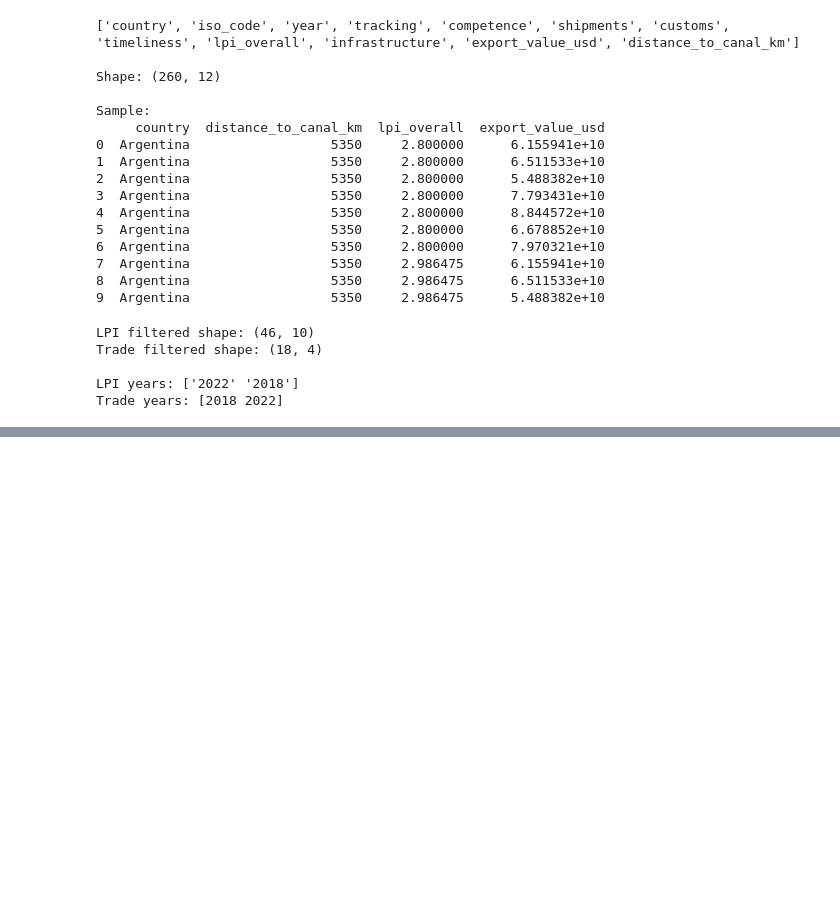
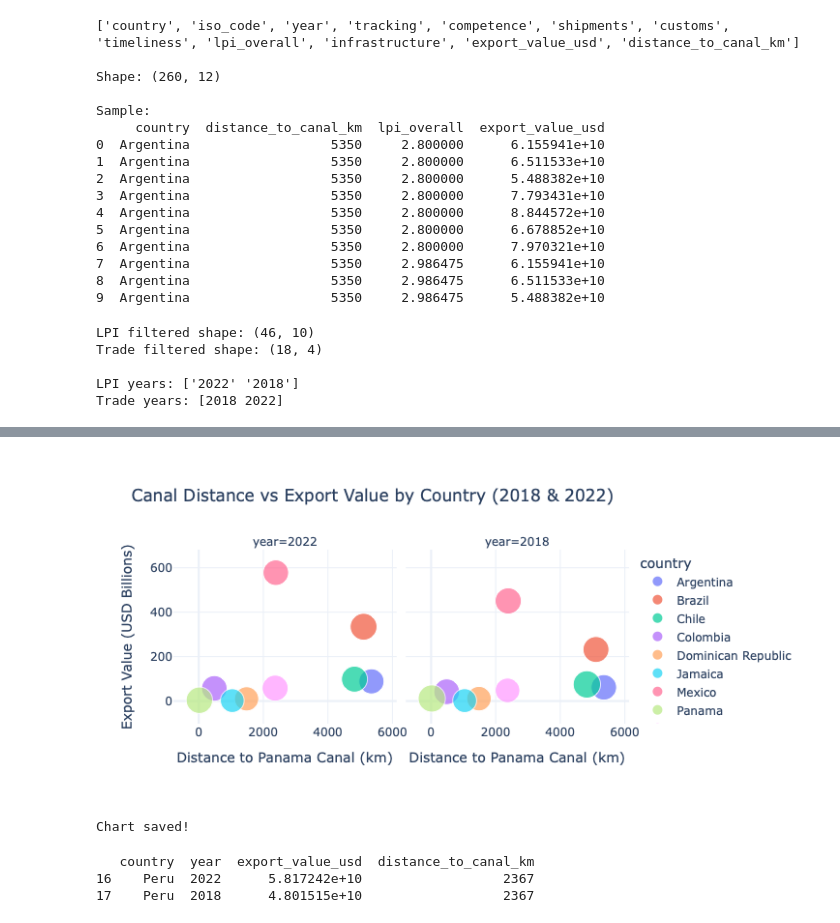
Before and after one commit to shantimiller21-gif/latam-export-analysis, a Jupyter notebook: notebooks/latam_export_analysis.ipynb, the cells around one changed output, grey strips where cells are left out. Cells and saved outputs as stored; diff of their text form; code cells hidden in the pictures; blank space fills up the shorter version.

```diff
--- a/notebooks/latam_export_analysis.ipynb
+++ b/notebooks/latam_export_analysis.ipynb
@@ -629,0 +761,36 @@ Trade years: [2018 2022]
+# %%
+# Convert export value to billions for readability
+df_merged_clean['export_billions'] = df_merged_clean['export_value_usd'] / 1e9
+
+# Create scatter plot
+fig = px.scatter(
+    df_merged_clean,
+    x='distance_to_canal_km',
+    y='export_billions',
+    color='country',
+    size='lpi_overall',
+    hover_name='country',
+    hover_data=['year', 'lpi_overall', 'customs', 'timeliness'],
+    facet_col='year',
+    title='Canal Distance vs Export Value by Country (2018 & 2022)',
+    labels={
+        'distance_to_canal_km': 'Distance to Panama Canal (km)',
+        'export_billions': 'Export Value (USD Billions)',
+        'lpi_overall': 'LPI Score'
+    },
+    template='plotly_white'
+)
+
+fig.write_html('/Users/ashantimiller/latam-export-analysis/visuals/scatter_distance_exports.html')
+fig.show()
+
+print("Chart saved!")
+# %% [output]
+[figure, added]
+Chart saved!
+# %%
+print(df_merged_clean[df_merged_clean['country'] == 'Peru'][['country', 'year', 'export_value_usd', 'distance_to_canal_km']])
+# %% [output]
+   country  year  export_value_usd  distance_to_canal_km
+16    Peru  2022      5.817242e+10                  2367
+17    Peru  2018      4.801515e+10                  2367
```
Also changed, not shown: parts of 7 cells of this notebook, 3 other files.
